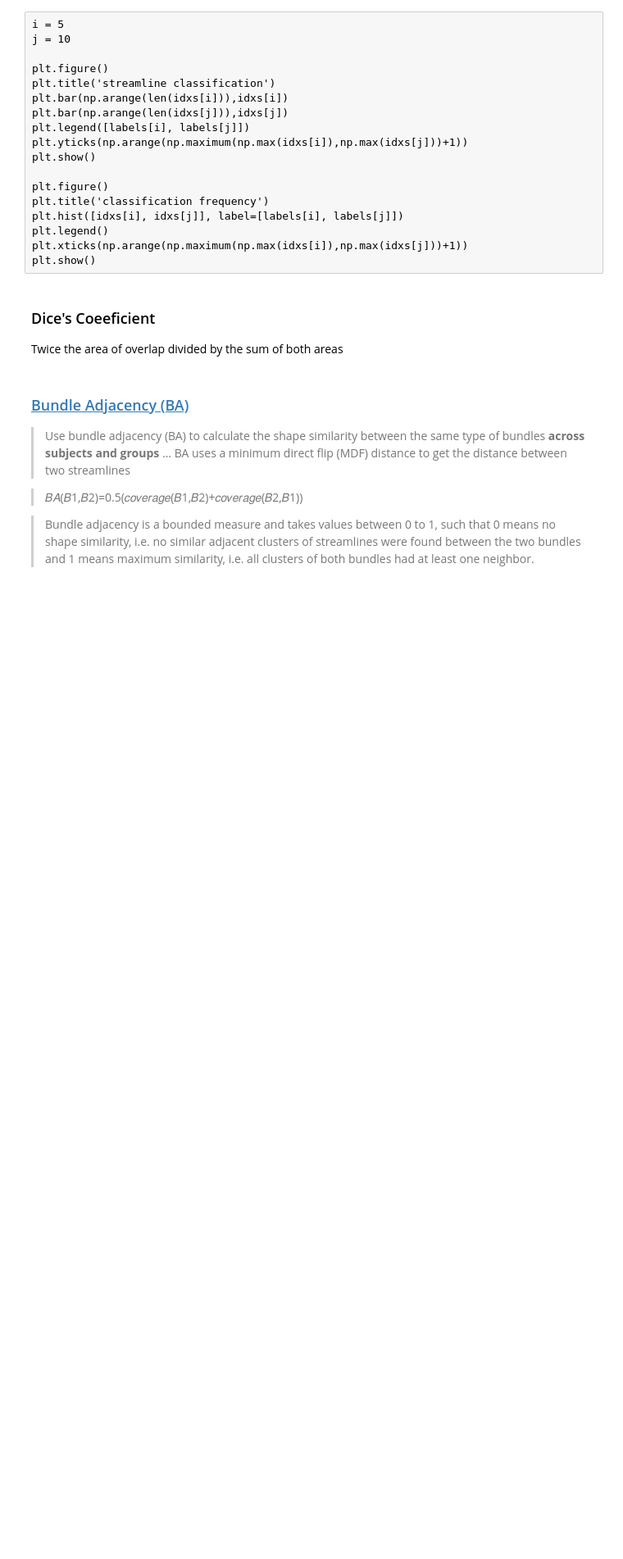
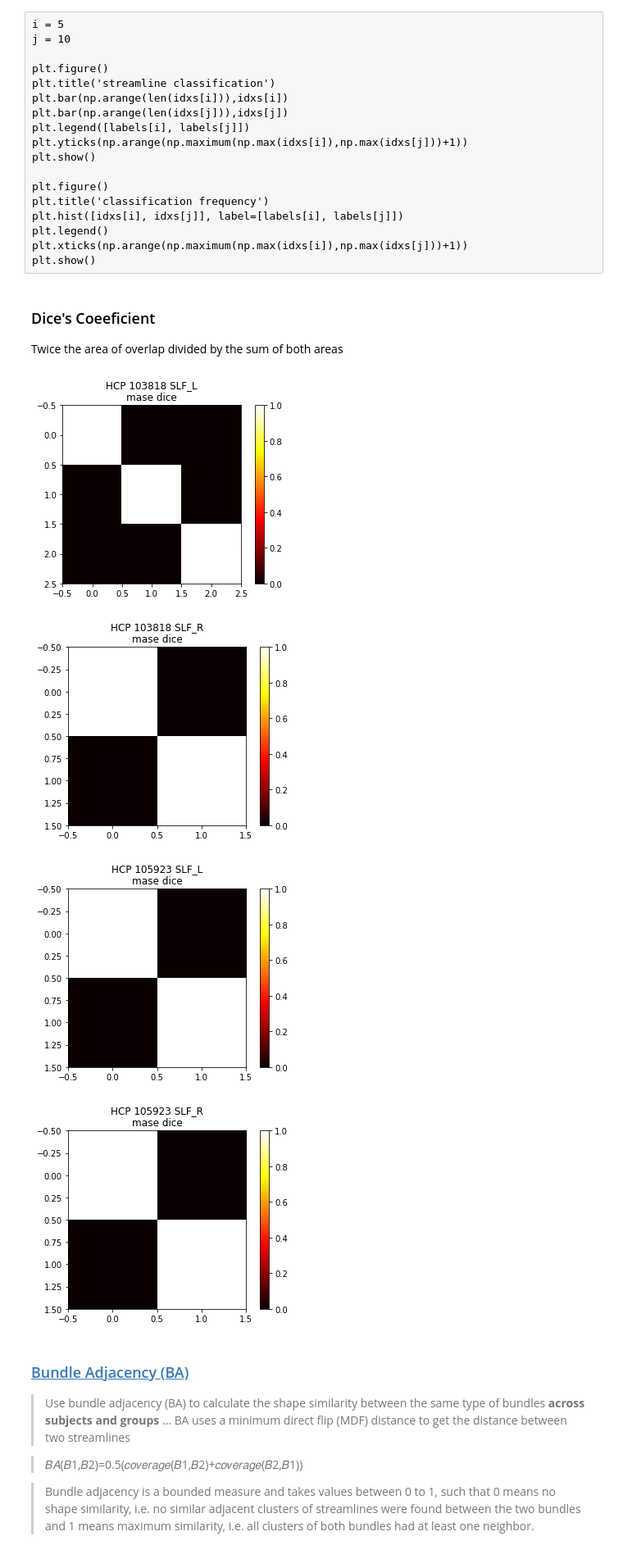
Before and after one commit to bloomdt-uw/subbundles, a Jupyter notebook: subbundle6.ipynb, the cells around one changed output. Shown: that part at 82% size. Cells and saved outputs as stored; diff of their text form; code cells hidden in the pictures; blank space fills up the shorter version.

Commit message:
MDF symmetric, MASE clustering, AFQ weighted DICE, and test-retest

```diff
--- a/subbundle6.ipynb
+++ b/subbundle6.ipynb
@@ -48,9 +60,10 @@ display(myafq.data_frame)
 # %%
 # bundle_names = [*myafq.bundle_dict]
-# bundle_names = ['SLF_L', 'SLF_R']
+bundle_names = ['SLF_L', 'SLF_R']
 # bundle_names = ['ARC_L', 'ARC_R', 'CST_L', 'CST_R', 'FP']
 # bundle_names = ['SLF_L', 'SLF_R', 'ARC_L', 'ARC_R', 'CST_L', 'CST_R', 'FP']
-bundle_names = ['SLF_L']
+# bundle_names = ['SLF_L']
+# bundle_names = ['SLF_R']
 # %%
 target_dirs = {}
 
@@ -86,6 +124,5 @@ for subject in subjects:
 # %%
-# model_names = ['sc']
-model_names = ['sc', 'gmm', 'ms', 'hier']
+model_names = ['mase']
 
 idxs = {}
 labels = {}
@@ -96,26 +133,14 @@ for subject in subjects:
     for bundle_name in bundle_names:
         idxs[subject][bundle_name] = []
         labels[subject][bundle_name] = []
+
         target_dir = target_dirs[subject][bundle_name]
-#         adjacencies_names = ['fa', 'r2', 'md', 'wt', 'mdf']
-#         adjacencies_names = get_adjacencies_names(target_dir, '*wt*pairwise*')
-        adjacencies_names = get_adjacencies_names(target_dir)
 
-        for adjacency_name in adjacencies_names:
-            for model_name in model_names:
-                label = f'{model_name}_{adjacency_name}'
-                labels[subject][bundle_name].append(label)
-                idx = np.load(op.join(target_dir, f'{label}_idx.npy'))
-                idxs[subject][bundle_name].append(idx)
+        label = f'mase_pairwise_warped_fa_r2_is_mdf'
+        labels[subject][bundle_name].append(label)
+        idx = np.load(op.join(target_dir, f'{label}_idx.npy'))
+        idxs[subject][bundle_name].append(idx)
 # %% [markdown]
 #### Label Switching
 
 Change order of clusters from largest to smallest
-# %%
-def resort_cluster_ids(idx):
-    from_values = np.flip(np.argsort(np.bincount(idx))[-(np.unique(idx).size):])
-    to_values = np.arange(from_values.size)
-    d = dict(zip(from_values, to_values))
-    new_idx = np.copy(idx)
-    for k, v in d.items(): new_idx[idx==k] = v
-    return new_idx
@@ -291,34 +358,43 @@ for subject in subjects:
                     for ids2, idx2, label2 in zip(cluster_ids[subject][bundle_name], clusters[subject][bundle_name], labels[subject][bundle_name]):
                         if label2 not in my_models:
                             continue
 
                         for j in ids2:
                             bundle2 = np.zeros(len(streamlines[subject][bundle_name]))
                             bundle2[idx2[j]] = 1
 
                             # scipy's dice function returns the dice *dissimilarity*
-                            dice_matrix[ii][jj] = 1-dice(bundle1, bundle2)
+                            # dice_matrix[ii][jj] = 1-dice(bundle1, bundle2)
+
+                            # use weighted dice
+                            dice_matrix[ii][jj] =  (np.sum(bundle1 * bundle2.astype(bool)) + np.sum(bundle2 * bundle1.astype(bool))) \
+                                                    / (np.sum(bundle1) + np.sum(bundle2))
                             jj+=1
                     ii+=1
                     jj=0
 
             if (big_plots):
                 plt.figure(figsize = (len(bundle_labels),len(bundle_labels)))
                 plt.title('dice')
                 plt.imshow(dice_matrix, cmap='hot', interpolation='nearest')
                 for (i, j), z in np.ndenumerate(dice_matrix):
                     plt.text(j, i, '{:0.2f}'.format(z), ha='center', va='center',
                              bbox=dict(boxstyle='round', facecolor='white', edgecolor='0.3'))
                 plt.colorbar()
                 plt.xticks(np.arange(len(bundle_labels)), bundle_labels, rotation=90)
                 plt.yticks(np.arange(len(bundle_labels)), bundle_labels)
                 plt.show()
             else:
                 plt.figure()
                 plt.title(f'{dataset_name} {subject} {bundle_name}\n{model_name} dice')
                 plt.imshow(dice_matrix, cmap='hot', interpolation='nearest')
                 plt.colorbar()
                 plt.show()
+# %% [output]
+[figure, added]
+[figure, added]
+[figure, added]
+[figure, added]
 # %% [markdown]
 ### [Bundle Adjacency (BA)](https://www.nature.com/articles/s41598-020-74054-4)
 
```
Also changed, not shown: parts of 13 cells of this notebook, 4 other files.
